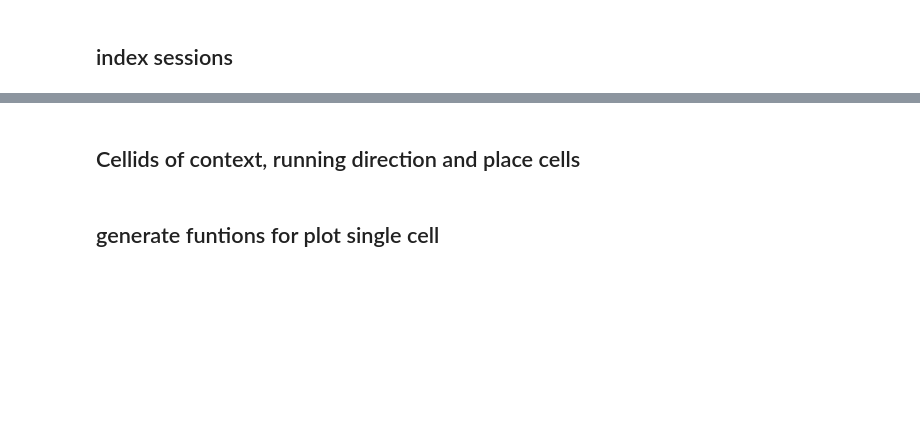
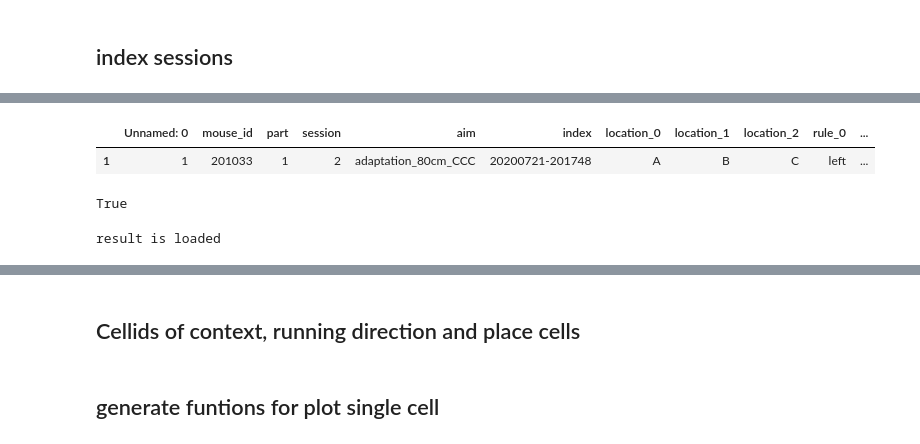
Before and after one commit to SabriQ/g_mylab, a Jupyter notebook: developing/single_cell_analysis/cell proportion along sessions.ipynb, the cells around one changed output, grey strips where cells are left out. Drawn from its saved outputs; the diff is of its cells as text; code cells hidden in the pictures; blank space fills up the shorter version.

```diff
--- a/developing/single_cell_analysis/cell proportion along sessions.ipynb
+++ b/developing/single_cell_analysis/cell proportion along sessions.ipynb
@@ -15,7 +48,5 @@ from mylab.Functions import load_pkl
 # %%
-mouse_id = "201033"
-file_path = r"\\10.10.46.135\Lab_Members\_Lab Data Analysis\02_Linear_Track\Miniscope_Linear_Track\batch3\results\celltypes"
-sessions = glob.glob(os.path.join(file_path,mouse_id,"*.pkl"))
-sessions = [i for i in sessions if "part1" in i and not "hc" in i]
-sessions
+files = glob.glob(r"\\10.10.46.135\Lab_Members\_Lab Data Analysis\02_Linear_Track\Miniscope_Linear_Track\batch3\results\celltypes\*.pkl")
+files = [i for i in files if "hc" not in i]
+files
 # %% [output]
@@ -55,0 +70,53 @@ r["contextcells"]["ctx0_1"]["context0_cells"]
+# %%
+
+def session_descripe(file,context_map):
+    """
+    output the description of the specified session.
+    """
+    mouse_id = re.findall("cell_type_(\d+)",file)[0]
+    part = re.findall("part(\d+)",file)[0]
+    session_num = re.findall("session(\d+).pkl",file)[0]
+#     print(type(mouse_id),type(part),type(session_num))
+    return context_map[(context_map["mouse_id"]==int(mouse_id))
+                      & (context_map["part"]==int(part))
+                      & (context_map["session"] == int(session_num))]
+
+session_description = func(files[0],context_map)
+session_description
+# %% [output]
+|  | Unnamed: 0 | mouse_id | part | session | aim | index | location_0 | location_1 | location_2 | rule_0 | ... |
+| 1 | 1 | 201033 | 1 | 2 | adaptation_80cm_CCC | 20200721-201748 | A | B | C | left | ... |
+# %%
+session_description["mouse_id"].isin(["201033"]).any()
+# %% [output]
+True
+# %%
+def cell_type_1(file,mouseids=["201033"],parts=[1],contexts=[0,1]):
+
+    session_description = session_descripe(file,context_map)
+    if session_description["mouse_id"].isin(mouseids).any() and session_description["part"].isin(parts).any():
+        c = load_pkl(file)
+
+        #context cells in ctx0_1
+        context_0_1_cells_context0 = c["contextcells"]["ctx0_1"]["context0_cells"]
+        context_0_1_cells_context1 = c["contextcells"]["ctx0_1"]["context1_cells"]
+        context_0_1_cells = context_0_1_cells_context0+context_0_1_cells_context1
+        context_0_1_cells = ["%s_%s_%s"%(list(session_description["mouse_id"])[0],list(session_description["part"])[0],i) for i in context_0_1_cells]
+        #running direction cells in context0 and context1
+        rd_0_1_cells_context0_leftcells = c["rdcells"]["context_0"]["left_cells"]
+        rd_0_1_cells_context0_rightcells = c["rdcells"]["context_0"]["right_cells"]
+        rd_0_1_cells_context1_leftcells = c["rdcells"]["context_1"]["left_cells"]
+        rd_0_1_cells_context1_rightcells = c["rdcells"]["context_1"]["right_cells"]
+        rd_0_1_cells = rd_0_1_cells_context0_leftcells+rd_0_1_cells_context0_rightcells+rd_0_1_cells_context1_leftcells+rd_0_1_cells_context1_rightcells
+        rd_0_1_cells = ["%s_%s_%s"%(list(session_description["mouse_id"])[0],list(session_description["part"])[0],i) for i in rd_0_1_cells]
+        #place cells in context0 and context1
+        pc_0_1_cells_context0 = c["pccells"]["context_0"]["place_cells"]
+        pc_0_1_cells_context1 = c["pccells"]["context_1"]["place_cells"]
+        pc_0_1_cells = pc_0_1_cells_context0+pc_0_1_cells_context1
+        pc_0_1_cells = ["%s_%s_%s"%(list(session_description["mouse_id"])[0],list(session_description["part"])[0],i) for i in pc_0_1_cells]
+        return context_0_1_cells,rd_0_1_cells,pc_0_1_cells
+    else:
+        return -1,-1,-1
+ctxcells,rd_cells,pccells=cell_type_1(files[0],mouseids=["201033"],parts=[1],contexts=[0,1])
+# %% [output]
+result is loaded
```
Also changed, not shown: parts of 8 cells of this notebook, 1 other file.
